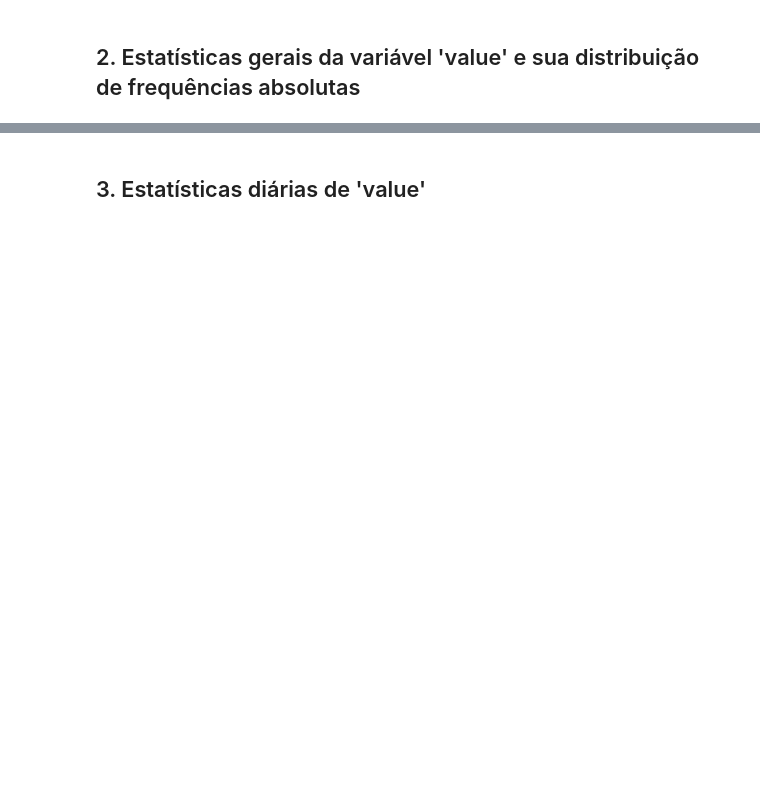
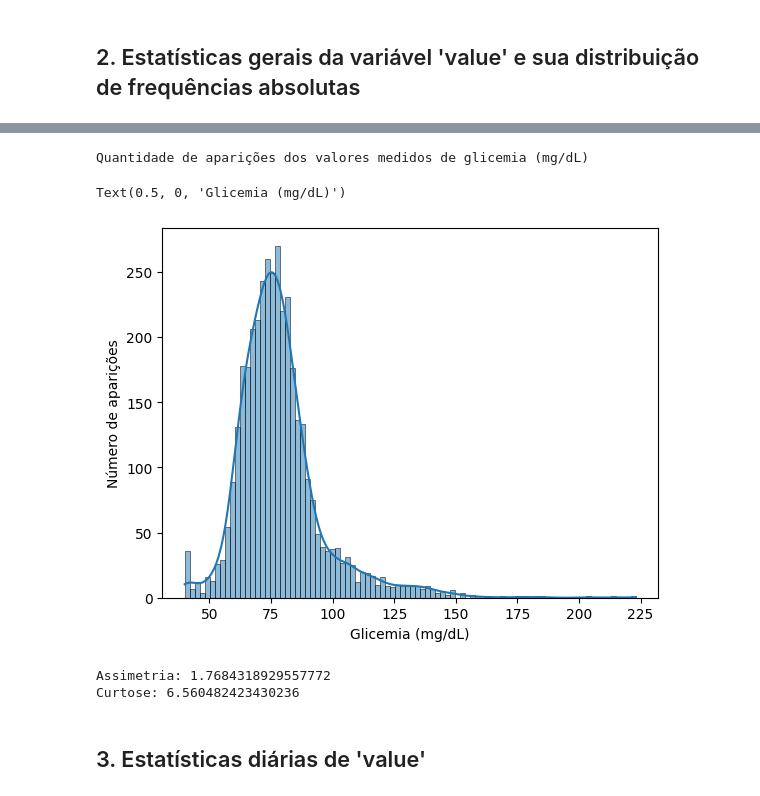
Before and after one commit to teco-insights/continuous-glucose-monitoring, a Jupyter notebook: continuous_glucose_monitoring.ipynb, the cells around one changed output, grey strips where cells are left out. Drawn from its saved outputs; the diff is of its cells as text; code cells hidden in the pictures; blank space fills up the shorter version.

```diff
--- a/continuous_glucose_monitoring.ipynb
+++ b/continuous_glucose_monitoring.ipynb
@@ -229,8 +347,22 @@ df_raw['value'].describe().round(1)
 # %%
-print('Quantidade de aparições dos valores medidos para glucose no fluido intersticial (mg/dL)')
+print('Quantidade de aparições dos valores medidos de glicemia (mg/dL)')
 sns.histplot(df_raw['value'], kde=True)
 plt.ylabel('Número de aparições')
-plt.xlabel('Glicose (mg/dL)')
+plt.xlabel('Glicemia (mg/dL)')
+# %% [output]
+Quantidade de aparições dos valores medidos de glicemia (mg/dL)
+Text(0.5, 0, 'Glicemia (mg/dL)')
+[figure, added]
+# %%
+# Assimetria positiva indica cauda mais longa à direita
+print("Assimetria:", df_raw['value'].skew())
+
+# Curtose acima de 3 indica caudas mais "pesadas" que as de uma distribuição normal
+# (com mais valores extremos do que seriam esperados em dados gerados de uma normal)
+print("Curtose:", df_raw['value'].kurt())
+# %% [output]
+Assimetria: 1.7684318929557772
+Curtose: 6.560482423430236
 # %% [markdown]
 ## 3. Estatísticas diárias de 'value'
 # %%
```
Also changed, not shown: parts of 14 cells of this notebook.
